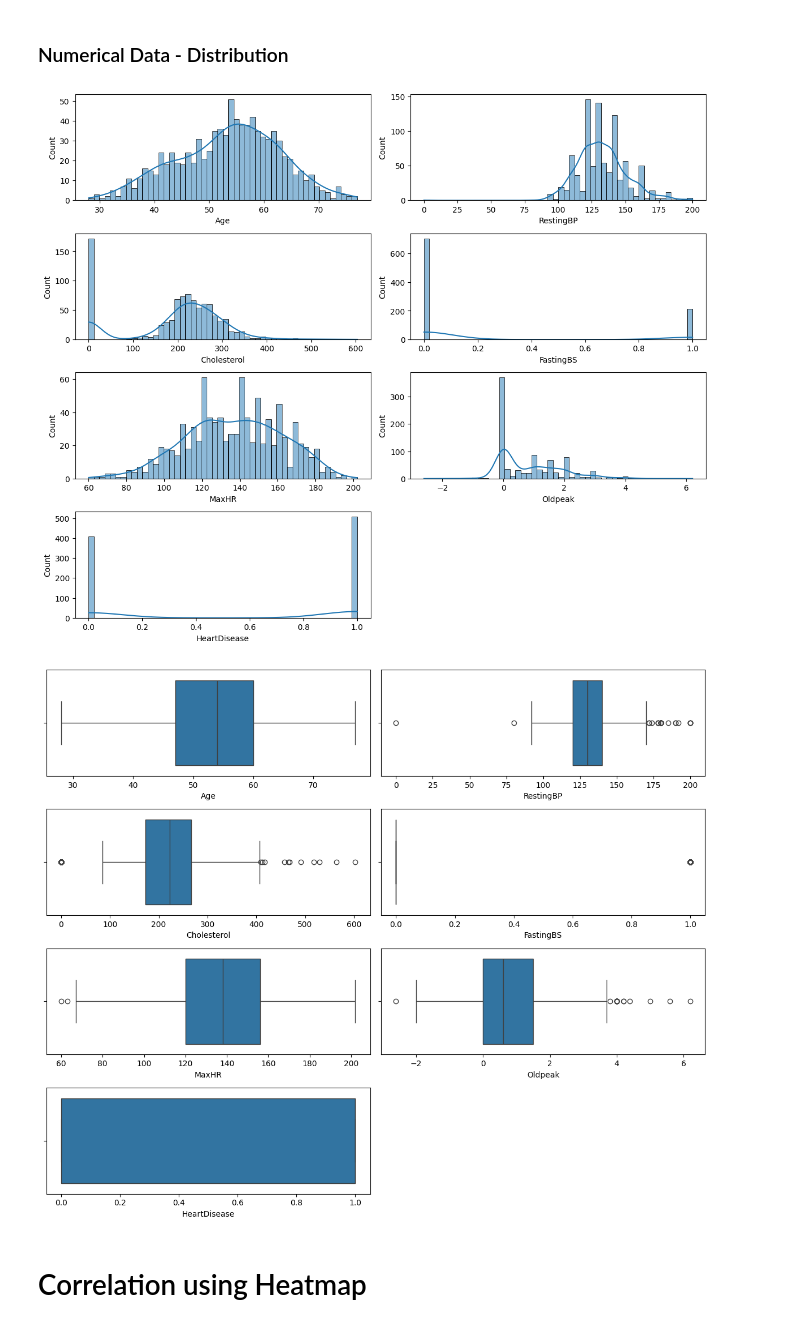
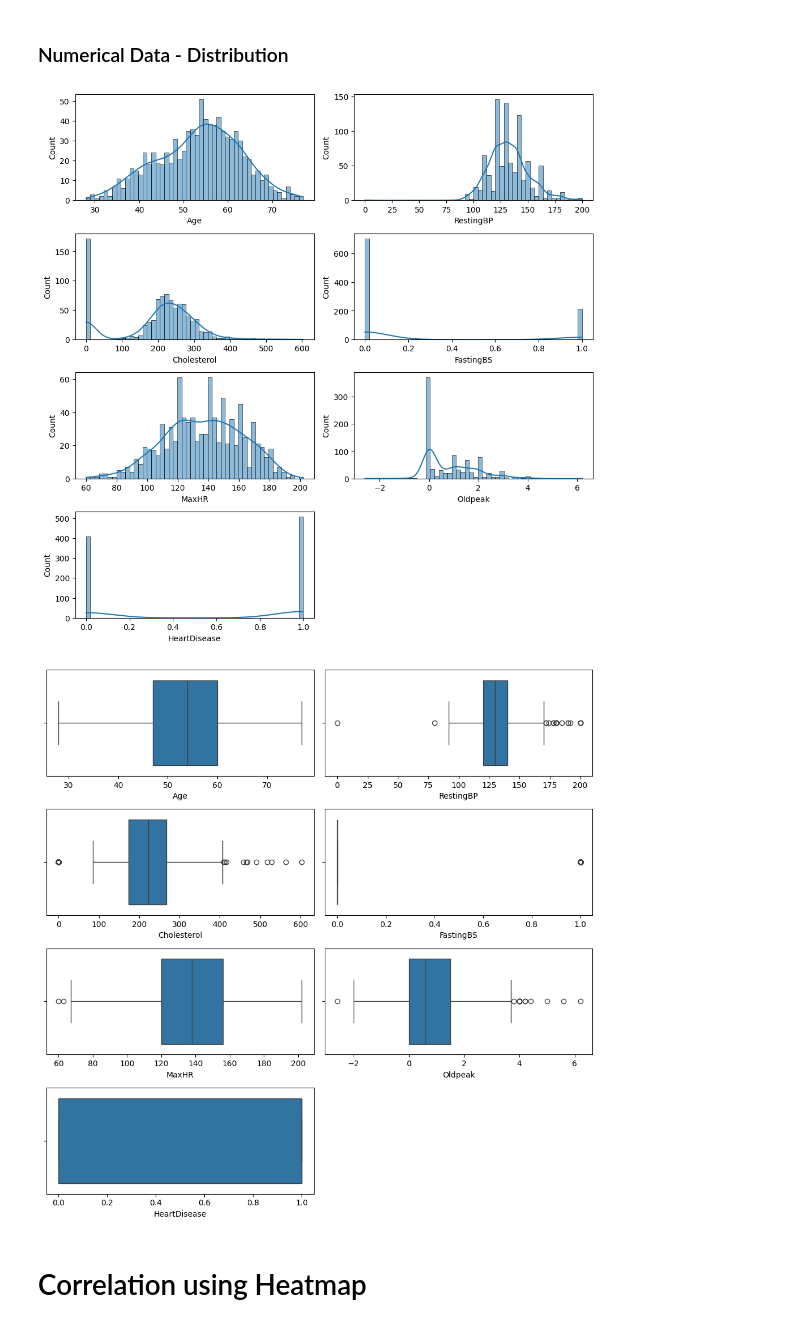
Before and after one commit to wasif-h/Heart_Disease_Prediction, a Jupyter notebook: ml_model.ipynb, the cells around one changed output. Drawn from its saved outputs; the diff is of its cells as text; code cells hidden in the pictures.

```diff
--- a/ml_model.ipynb
+++ b/ml_model.ipynb
@@ -100,21 +143,21 @@ dtype: int64
 # %%
 num_col = ['Age', 'RestingBP', 'Cholesterol', 'FastingBS', 'MaxHR', 'Oldpeak',
            'HeartDisease']
-fig, axes = plt.subplots(4, 2, figsize=(12, 10))
+fig, axes = plt.subplots(4, 2, figsize=(10, 10))
 axes = axes.flatten()
 
 
 for i, column in enumerate(num_col):
     sns.histplot(df[column], ax=axes[i], bins=50, kde=True)
 
 for j in range(i+1, len(axes)):
     fig.delaxes(axes[j])
 
 plt.tight_layout()
 # %% [output]
-[figure, old version]
+[figure, new version]
 # %%
-fig, axes = plt.subplots(4, 2, figsize=(12, 10))
+fig, axes = plt.subplots(4, 2, figsize=(10, 10))
 axes = axes.flatten()
 
 
@@ -126,7 +169,7 @@ for j in range(i+1, len(axes)):
 
 plt.tight_layout()
 # %% [output]
-[figure, old version]
+[figure, new version]
 # %% [markdown]
 # Correlation using Heatmap
 # %%
```
Also changed, not shown: parts of 11 cells of this notebook, 4 other files.
